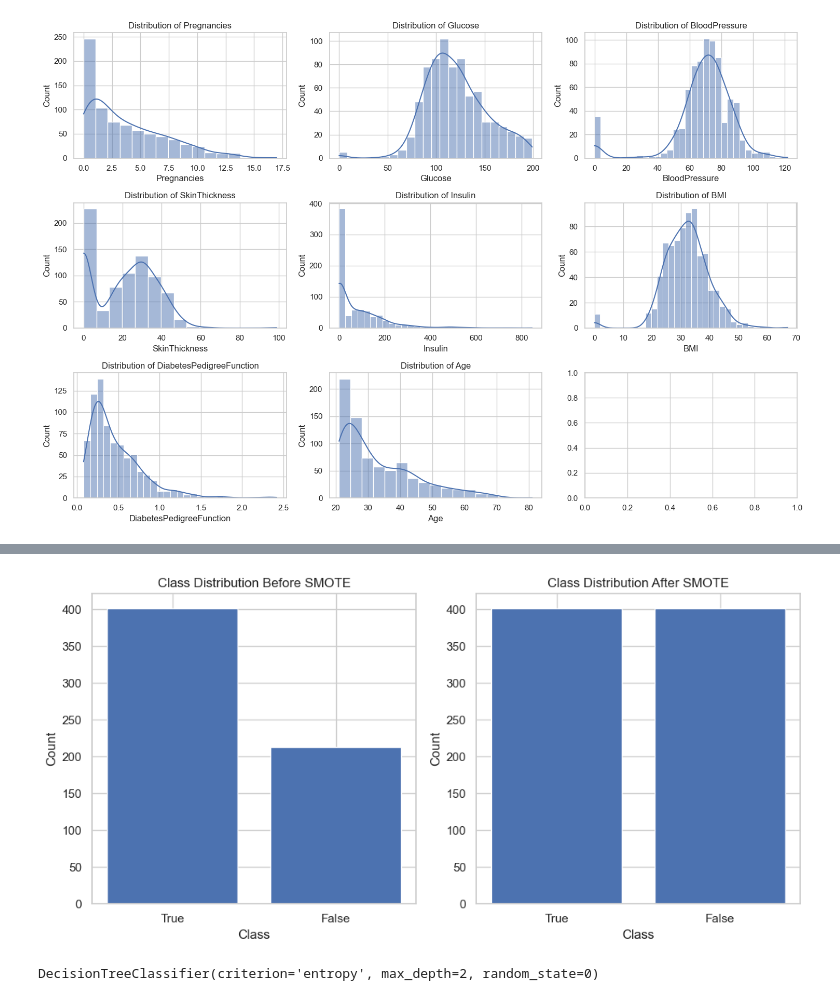
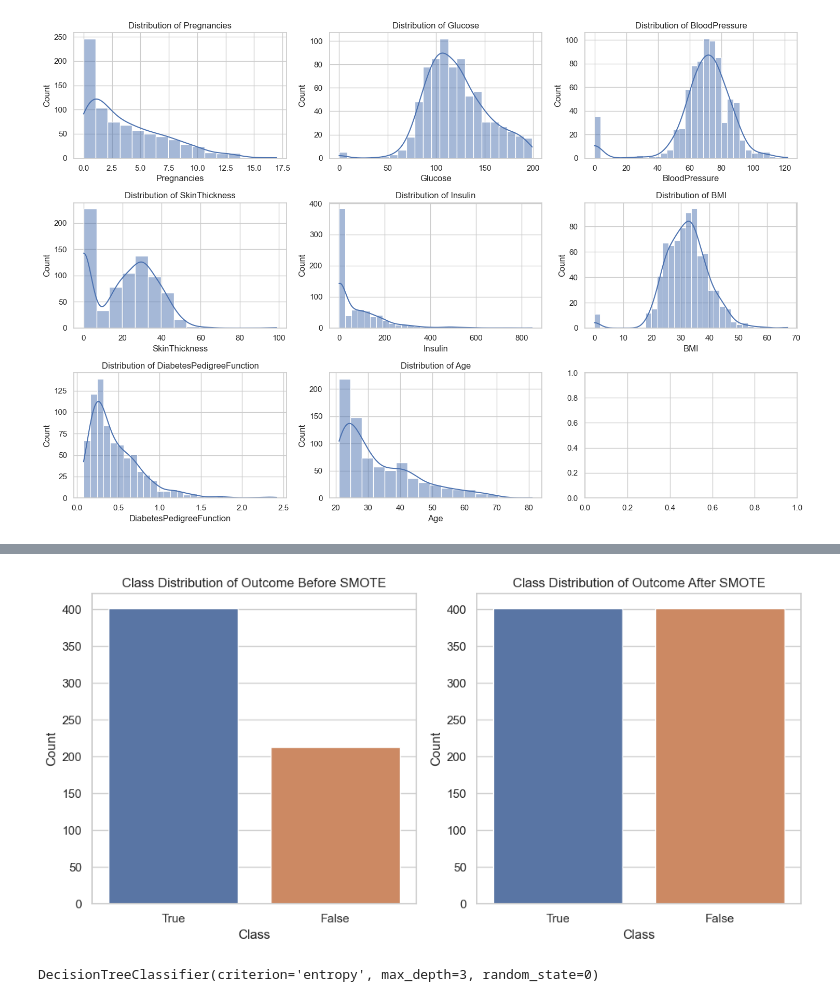
Before and after one commit to Hasmire/Lab-Exercise-2-Decision-Trees, a Jupyter notebook: v2.ipynb, the cells around one changed output, grey strips where cells are left out. Saved outputs shown, nothing was run; the diff lists cells and outputs as text; code cells hidden in the pictures.

```diff
--- a/v2.ipynb
+++ b/v2.ipynb
@@ -128,28 +108,3 @@ smote = SMOTE(sampling_strategy='auto', random_state=0)
 
 # Fit and apply SMOTE to the training data
 X_train_resampled, y_train_resampled = smote.fit_resample(X_train, y_train)
-# %%
-# Calculate class distribution counts before and after SMOTE
-class_distribution_before = y_train.value_counts().sort_index()
-class_distribution_after = y_train_resampled.value_counts().sort_index()
-
-class_labels = ['True', 'False']
-
-# Plot the class distribution
-plt.figure(figsize=(10, 5))
-plt.subplot(1, 2, 1)
-plt.bar(class_labels, class_distribution_before.values)
-plt.title('Class Distribution Before SMOTE')
-plt.xlabel('Class')
-plt.ylabel('Count')
-
-plt.subplot(1, 2, 2)
-plt.bar(class_labels, class_distribution_after.values)
-plt.title('Class Distribution After SMOTE')
-plt.xlabel('Class')
-plt.ylabel('Count')
-
-plt.tight_layout()
-plt.show()
-# %% [output]
-[figure, removed]
@@ -163,9 +111,37 @@ plt.show()
+# %%
+class_distribution_before = y_train.value_counts().sort_index()
+class_distribution_after = y_train_resampled.value_counts().sort_index()
+
+# Define class labels
+class_labels = ['True', 'False']
+
+# Create subplots
+fig, axes = plt.subplots(1, 2, figsize=(10, 5))
+
+# Plot class distribution before SMOTE
+sns.countplot(x=y_train, ax=axes[0])
+axes[0].set_title('Class Distribution of Outcome Before SMOTE')
+axes[0].set_xlabel('Class')
+axes[0].set_ylabel('Count')
+axes[0].set_xticklabels(class_labels)
+
+# Plot class distribution after SMOTE
+sns.countplot(x=y_train_resampled, ax=axes[1])
+axes[1].set_title('Class Distribution of Outcome After SMOTE')
+axes[1].set_xlabel('Class')
+axes[1].set_ylabel('Count')
+axes[1].set_xticklabels(class_labels)
+
+plt.tight_layout()
+plt.show()
+# %% [output]
+[figure, added]
 # %%
-clf = DecisionTreeClassifier(random_state=0, criterion='entropy', max_depth=2,
+clf = DecisionTreeClassifier(random_state=0, criterion='entropy', max_depth=3,
                                                                   min_samples_split=2,
                                                                   min_samples_leaf=1)
 clf.fit(X_train_resampled, y_train_resampled)
 # %% [output]
-DecisionTreeClassifier(criterion='entropy', max_depth=2, random_state=0)
+DecisionTreeClassifier(criterion='entropy', max_depth=3, random_state=0)
 # %%
 # from sklearn.model_selection import GridSearchCV
```
Also changed, not shown: parts of 12 cells of this notebook, 2 other files.
